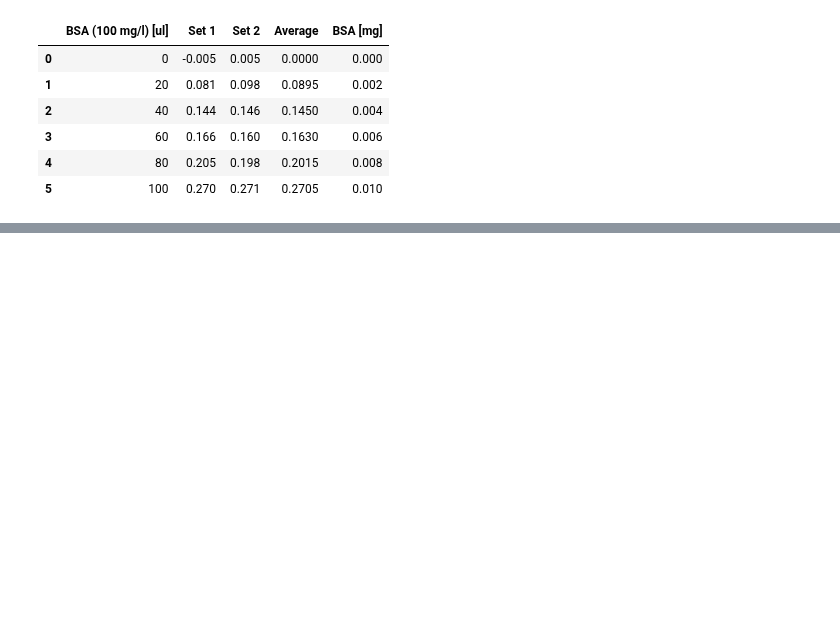
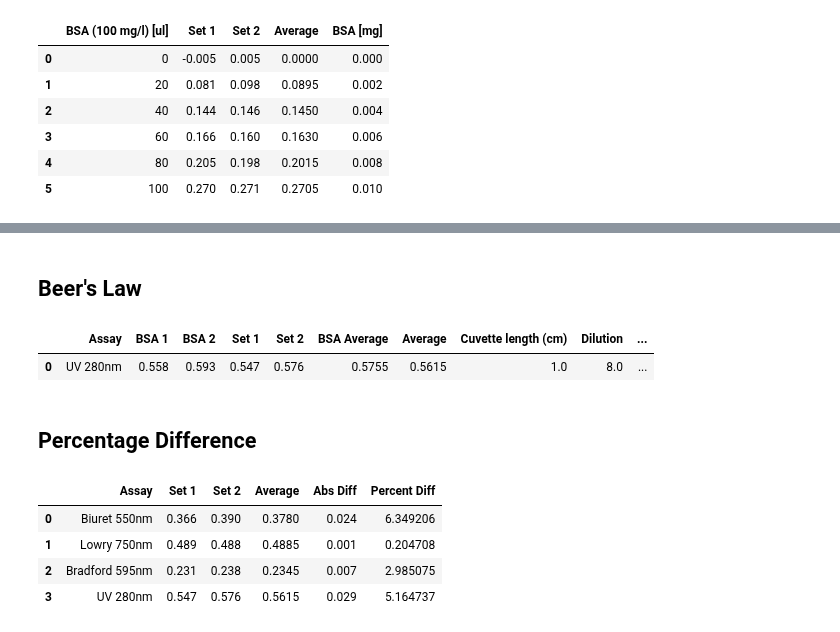
Before and after one commit to Kevinhykuo/UVic, a Jupyter notebook: Lab 3.ipynb, the cells around one changed output, grey strips where cells are left out. Cells and saved outputs as stored; diff of their text form; code cells hidden in the pictures; blank space fills up the shorter version.

```diff
--- a/Lab 3.ipynb
+++ b/Lab 3.ipynb
@@ -117,0 +140,2 @@ plot_abs(Dat=BF, X='BSA [mg]', Y='Average', Abs=595, Yerr=(2*0.0005**2)**0.5)
+# %% [markdown]
+## Beer's Law
@@ -117,0 +161,35 @@ plot_abs(Dat=BF, X='BSA [mg]', Y='Average', Abs=595, Yerr=(2*0.0005**2)**0.5)
+# %%
+UV_unk_conc = np.array(UV.loc[:,'Average'] * UV_DF / (UV.loc[:,'Cuvette length (cm)'] * UV.loc[:,r'a ((M$\cdot$cm$)^{-1}$)']))
+UV_act_conc = np.array([8])
+UV_pc_err = np.abs(UV_unk_conc-UV_act_conc)/UV_act_conc * 100
+DR = np.array([UV_unk_conc, UV_act_conc, UV_pc_err]).T
+DR = pd.DataFrame(DR)
+DR.columns = ['Exp. (g/l)', 'Act. (g/l)', 'Percent error']
+UV = UV.join(DR)
+# %%
+UV
+# %% [output]
+|  | Assay | BSA 1 | BSA 2 | Set 1 | Set 2 | BSA Average | Average | Cuvette length (cm) | Dilution | ... |
+| 0 | UV 280nm | 0.558 | 0.593 | 0.547 | 0.576 | 0.5755 | 0.5615 | 1.0 | 8.0 | ... |
+# %% [markdown]
+## Percentage Difference
+# %%
+P1 = UN.loc[:,'Assay':'Average']
+P2 = UV.loc[:,['Assay','Set 1','Set 2','Average']]
+# %%
+PD = pd.concat([P1, P2], sort=False).reset_index(drop=True)
+# %%
+DF = pd.DataFrame(np.abs(PD.loc[:,'Set 1']-PD.loc[:,'Set 2']))
+DF.columns = ['Abs Diff']
+pd = pd.DataFrame(DF.loc[:,'Abs Diff']/PD.loc[:,'Average'] * 100).reset_index(drop=True)
+pd.columns = ['Percent Diff']
+
+P3 = PD.join([DF, pd])
+# %%
+P3
+# %% [output]
+|  | Assay | Set 1 | Set 2 | Average | Abs Diff | Percent Diff |
+| 0 | Biuret 550nm | 0.366 | 0.390 | 0.3780 | 0.024 | 6.349206 |
+| 1 | Lowry 750nm | 0.489 | 0.488 | 0.4885 | 0.001 | 0.204708 |
+| 2 | Bradford 595nm | 0.231 | 0.238 | 0.2345 | 0.007 | 2.985075 |
+| 3 | UV 280nm | 0.547 | 0.576 | 0.5615 | 0.029 | 5.164737 |
```
Also changed, not shown: parts of 12 cells of this notebook.
